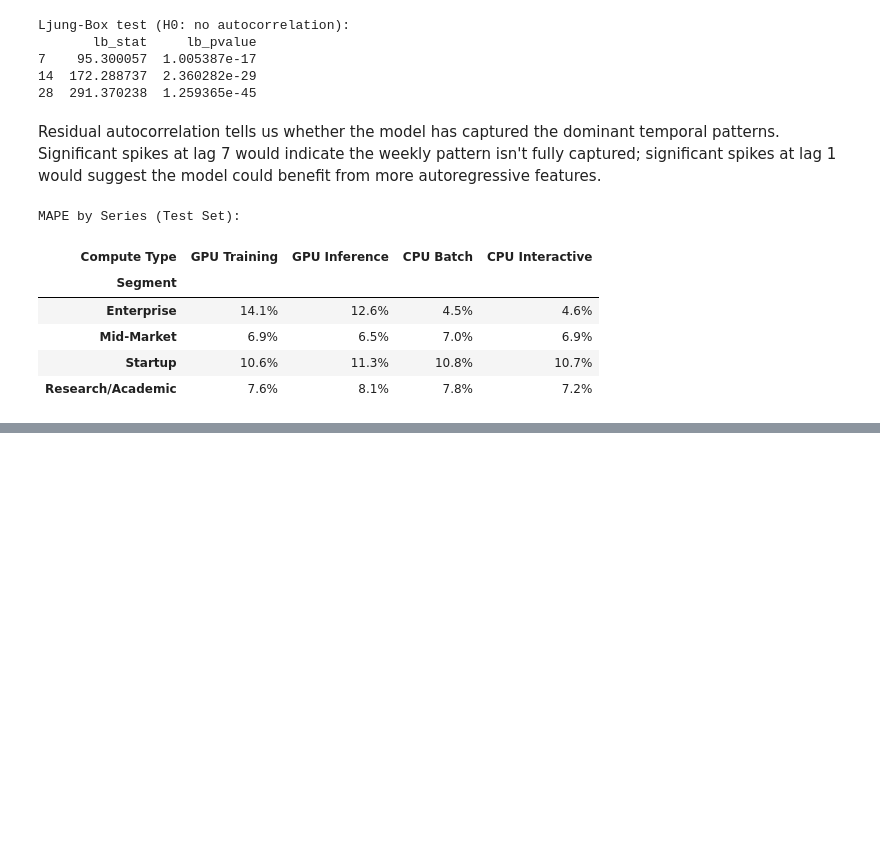
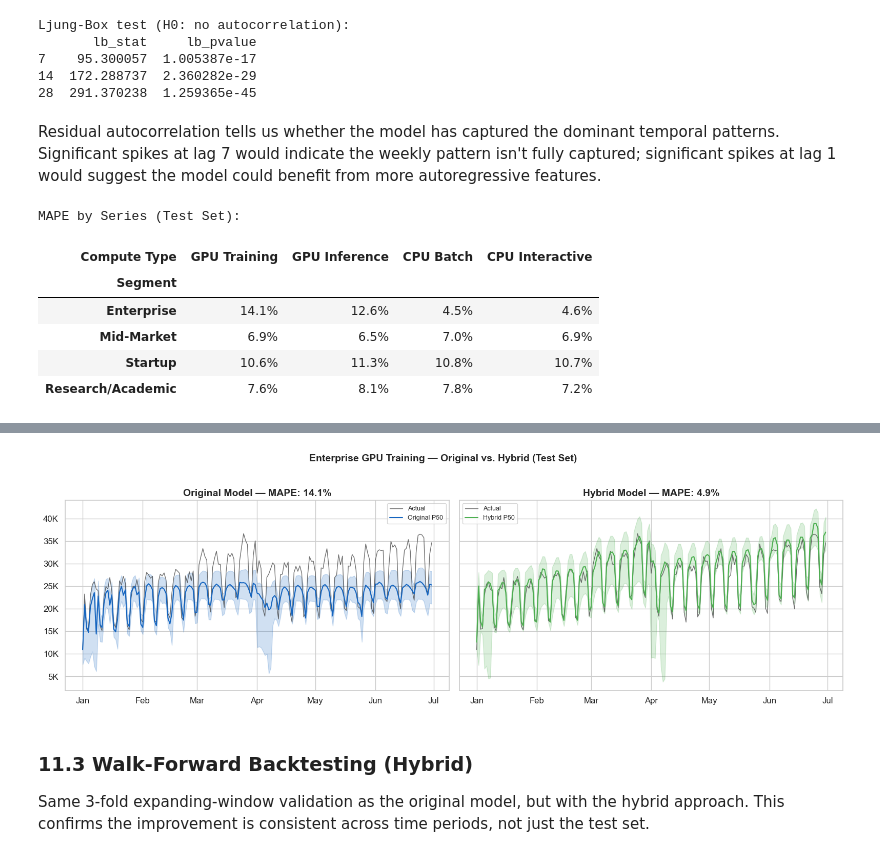
Before and after one commit to smurphy6492/compute-forecasting, a Jupyter notebook: notebooks/02_forecasting.ipynb, the cells around one changed output, grey strips where cells are left out. Cells and saved outputs as stored; diff of their text form; code cells hidden in the pictures; blank space fills up the shorter version.

```diff
--- a/notebooks/02_forecasting.ipynb
+++ b/notebooks/02_forecasting.ipynb
@@ -805,8 +805,8 @@ ax.set_xlabel("Days Into Test Period")
 ax.set_title("Forecast Accuracy by Horizon")
 ax.legend()
 
-for bar, val in zip(bars, horizon_mape["MAPE"]):
-    ax.text(bar.get_x() + bar.get_width()/2, bar.get_height() + 0.2, f"{val:.1f}%",
+for bar, mape_val in zip(bars, horizon_mape["MAPE"]):
+    ax.text(bar.get_x() + bar.get_width()/2, bar.get_height() + 0.2, f"{mape_val:.1f}%",
             ha="center", va="bottom", fontsize=10, fontweight="bold")
 
 plt.tight_layout()
@@ -1114,0 +1269,16 @@ MAPE by Series (Test Set):
+# %%
+# Step 4: Reconstruct real-scale predictions via trend * exp(lgb_pred)
+# Validation set
+hybrid_val_p50 = predict_with_trend(val, hybrid_models["P50"].predict(X_val), trends)
+hybrid_val_p10_raw = predict_with_trend(val, hybrid_models["P10"].predict(X_val), trends)
+hybrid_val_p90_raw = predict_with_trend(val, hybrid_models["P90"].predict(X_val), trends)
+
+# Test set
+hybrid_test_p50 = predict_with_trend(test, hybrid_models["P50"].predict(X_test), trends)
+hybrid_test_p10_raw = predict_with_trend(test, hybrid_models["P10"].predict(X_test), trends)
+hybrid_test_p90_raw = predict_with_trend(test, hybrid_models["P90"].predict(X_test), trends)
+
+print("Hybrid predictions reconstructed (trend \u00d7 residual).")
+print(f"  Val P50 range:  [{hybrid_val_p50.min():,.0f}, {hybrid_val_p50.max():,.0f}]")
+print(f"  Test P50 range: [{hybrid_test_p50.min():,.0f}, {hybrid_test_p50.max():,.0f}]")
+print(f"  Actual test range: [{y_test.min():,.0f}, {y_test.max():,.0f}]")
@@ -1114,0 +1419,40 @@ MAPE by Series (Test Set):
+# %%
+# Visual comparison: Enterprise GPU Training (the target series)
+fig, axes = plt.subplots(1, 2, figsize=(16, 5), sharey=True)
+
+ctype, seg = "GPU Training", "Enterprise"
+mask = ((test["compute_type"] == ctype) & (test["customer_segment"] == seg)).values
+dates = test.loc[mask, "date"].values
+actual = y_test.values[mask]
+
+# Original model
+ax = axes[0]
+ax.fill_between(dates, test_preds["P10"][mask], test_preds["P90"][mask], alpha=0.2, color="#1565C0")
+ax.plot(dates, actual, color="#333", linewidth=1, alpha=0.7, label="Actual")
+ax.plot(dates, test_preds["P50"][mask], color="#1565C0", linewidth=1.5, label="Original P50")
+orig_mape = mean_absolute_percentage_error(actual, test_preds["P50"][mask]) * 100
+ax.set_title(f"Original Model \u2014 MAPE: {orig_mape:.1f}%", fontweight="bold")
+ax.legend(fontsize=9)
+ax.yaxis.set_major_formatter(mticker.FuncFormatter(lambda x, _: f"{x/1_000:,.0f}K"))
+ax.xaxis.set_major_formatter(mdates.DateFormatter("%b"))
+
+# Hybrid model
+ax = axes[1]
+ax.fill_between(dates, hybrid_test_p10[mask], hybrid_test_p90[mask], alpha=0.2, color="#4CAF50")
+ax.plot(dates, actual, color="#333", linewidth=1, alpha=0.7, label="Actual")
+ax.plot(dates, hybrid_test_p50[mask], color="#4CAF50", linewidth=1.5, label="Hybrid P50")
+hyb_mape = mean_absolute_percentage_error(actual, hybrid_test_p50[mask]) * 100
+ax.set_title(f"Hybrid Model \u2014 MAPE: {hyb_mape:.1f}%", fontweight="bold")
+ax.legend(fontsize=9)
+ax.xaxis.set_major_formatter(mdates.DateFormatter("%b"))
+
+fig.suptitle(f"Enterprise GPU Training \u2014 Original vs. Hybrid (Test Set)",
+             fontsize=14, fontweight="bold", y=1.02)
+plt.tight_layout()
+plt.show()
+# %% [output]
+[figure, added]
+# %% [markdown]
+### 11.3 Walk-Forward Backtesting (Hybrid)
+
+Same 3-fold expanding-window validation as the original model, but with the hybrid approach. This confirms the improvement is consistent across time periods, not just the test set.
```
Also changed, not shown: parts of 17 cells of this notebook, 1 other file.
